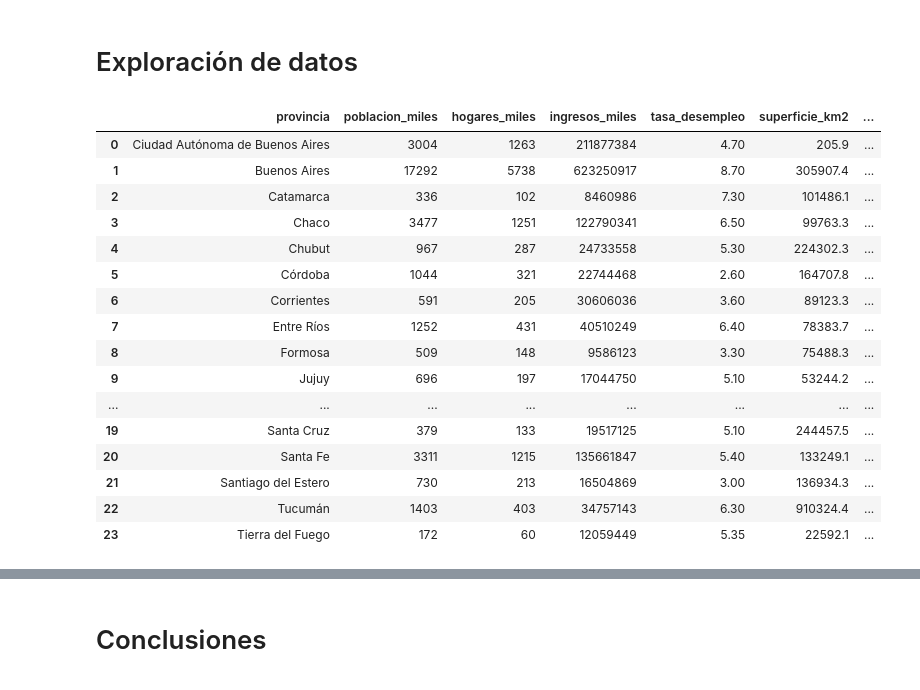
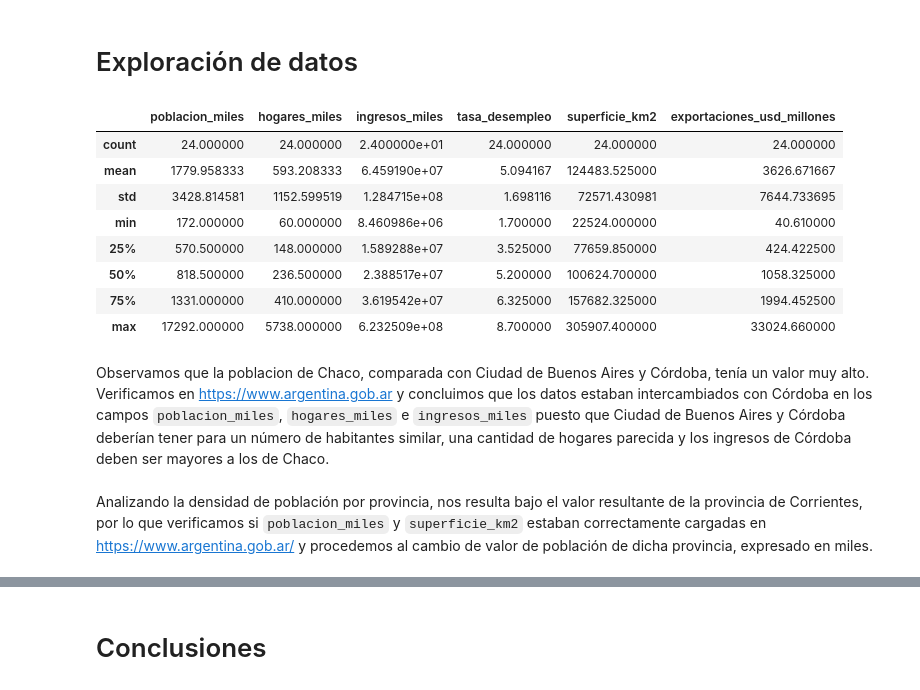
Before and after one commit to Isaiasgaray/fundamentos_tp, a Jupyter notebook: tp1/ejercicio_1/ejercicio1.ipynb, the cells around one changed output, grey strips where cells are left out. Drawn from its saved outputs; the diff is of its cells as text; code cells hidden in the pictures.

```diff
--- a/tp1/ejercicio_1/ejercicio1.ipynb
+++ b/tp1/ejercicio_1/ejercicio1.ipynb
@@ -66,5 +68,6 @@ provincias.superficie_km2 = \
             if '.' not in x
             else x.replace(',', '')
             )\
-        .astype('float64').round(2)
+        .astype('float64')\
+        .round(4) * 1000
 # %% [markdown]
@@ -93,7 +96,8 @@ provincias.loc[provincias.provincia == 'San Luis', 'poblacion_miles'] = \
 Para imputar el ingreso faltante de Río Negro vamos a hacer el promedio de los ingresos de las otras provincias de la región.
 # %%
 provincias_patagonia = ['Neuquén', 'Chubut',
-                        'Santa Cruz', 'Tierra del Fuego']
+                        'Santa Cruz', 'Tierra del Fuego',
+                        'La Pampa']
 
 media_patagonia = provincias\
                     [provincias.provincia.isin(provincias_patagonia)]\
@@ -134,22 +118,16 @@ provincias
 # %% [markdown]
 # Exploración de datos
 # %%
-provincias
+provincias.describe()
 # %% [output]
-|  | provincia | poblacion_miles | hogares_miles | ingresos_miles | tasa_desempleo | superficie_km2 | ... |
-| 0 | Ciudad Autónoma de Buenos Aires | 3004 | 1263 | 211877384 | 4.70 | 205.9 | ... |
-| 1 | Buenos Aires | 17292 | 5738 | 623250917 | 8.70 | 305907.4 | ... |
-| 2 | Catamarca | 336 | 102 | 8460986 | 7.30 | 101486.1 | ... |
-| 3 | Chaco | 3477 | 1251 | 122790341 | 6.50 | 99763.3 | ... |
-| 4 | Chubut | 967 | 287 | 24733558 | 5.30 | 224302.3 | ... |
-| 5 | Córdoba | 1044 | 321 | 22744468 | 2.60 | 164707.8 | ... |
-| 6 | Corrientes | 591 | 205 | 30606036 | 3.60 | 89123.3 | ... |
-| 7 | Entre Ríos | 1252 | 431 | 40510249 | 6.40 | 78383.7 | ... |
-| 8 | Formosa | 509 | 148 | 9586123 | 3.30 | 75488.3 | ... |
-| 9 | Jujuy | 696 | 197 | 17044750 | 5.10 | 53244.2 | ... |
-| ... | ... | ... | ... | ... | ... | ... | ... |
-| 19 | Santa Cruz | 379 | 133 | 19517125 | 5.10 | 244457.5 | ... |
-| 20 | Santa Fe | 3311 | 1215 | 135661847 | 5.40 | 133249.1 | ... |
-| 21 | Santiago del Estero | 730 | 213 | 16504869 | 3.00 | 136934.3 | ... |
-| 22 | Tucumán | 1403 | 403 | 34757143 | 6.30 | 910324.4 | ... |
-| 23 | Tierra del Fuego | 172 | 60 | 12059449 | 5.35 | 22592.1 | ... |
+|  | poblacion_miles | hogares_miles | ingresos_miles | tasa_desempleo | superficie_km2 | exportaciones_usd_millones |
+| count | 24.000000 | 24.000000 | 2.400000e+01 | 24.000000 | 24.000000 | 24.000000 |
+| mean | 1779.958333 | 593.208333 | 6.459190e+07 | 5.094167 | 124483.525000 | 3626.671667 |
+| std | 3428.814581 | 1152.599519 | 1.284715e+08 | 1.698116 | 72571.430981 | 7644.733695 |
+| min | 172.000000 | 60.000000 | 8.460986e+06 | 1.700000 | 22524.000000 | 40.610000 |
+| 25% | 570.500000 | 148.000000 | 1.589288e+07 | 3.525000 | 77659.850000 | 424.422500 |
+| 50% | 818.500000 | 236.500000 | 2.388517e+07 | 5.200000 | 100624.700000 | 1058.325000 |
+| 75% | 1331.000000 | 410.000000 | 3.619542e+07 | 6.325000 | 157682.325000 | 1994.452500 |
+| max | 17292.000000 | 5738.000000 | 6.232509e+08 | 8.700000 | 305907.400000 | 33024.660000 |
+# %% [markdown]
+Observamos que la poblacion de Chaco, comparada con Ciudad de Buenos Aires y Córdoba, tenía un valor muy alto. Verificamos en https://www.argentina.gob.ar y concluimos que los datos estaban intercambiados con Córdoba en los campos `poblacion_miles`, `hogares_miles` e `ingresos_miles` puesto que Ciudad de Buenos Aires y Córdoba deberían tener para un número de habitantes similar, una cantidad de hogares parecida y los ingresos de Córdoba deben ser mayores a los de Chaco.
@@ -155,0 +143,2 @@ provincias
+# %% [markdown]
+Analizando la densidad de población por provincia, nos resulta bajo el valor resultante de la provincia de Corrientes, por lo que verificamos si `poblacion_miles` y `superficie_km2` estaban correctamente cargadas en https://www.argentina.gob.ar/ y procedemos al cambio de valor de población de dicha provincia, expresado en miles.
```
Also changed, not shown: parts of 20 cells of this notebook, 1 other file.
